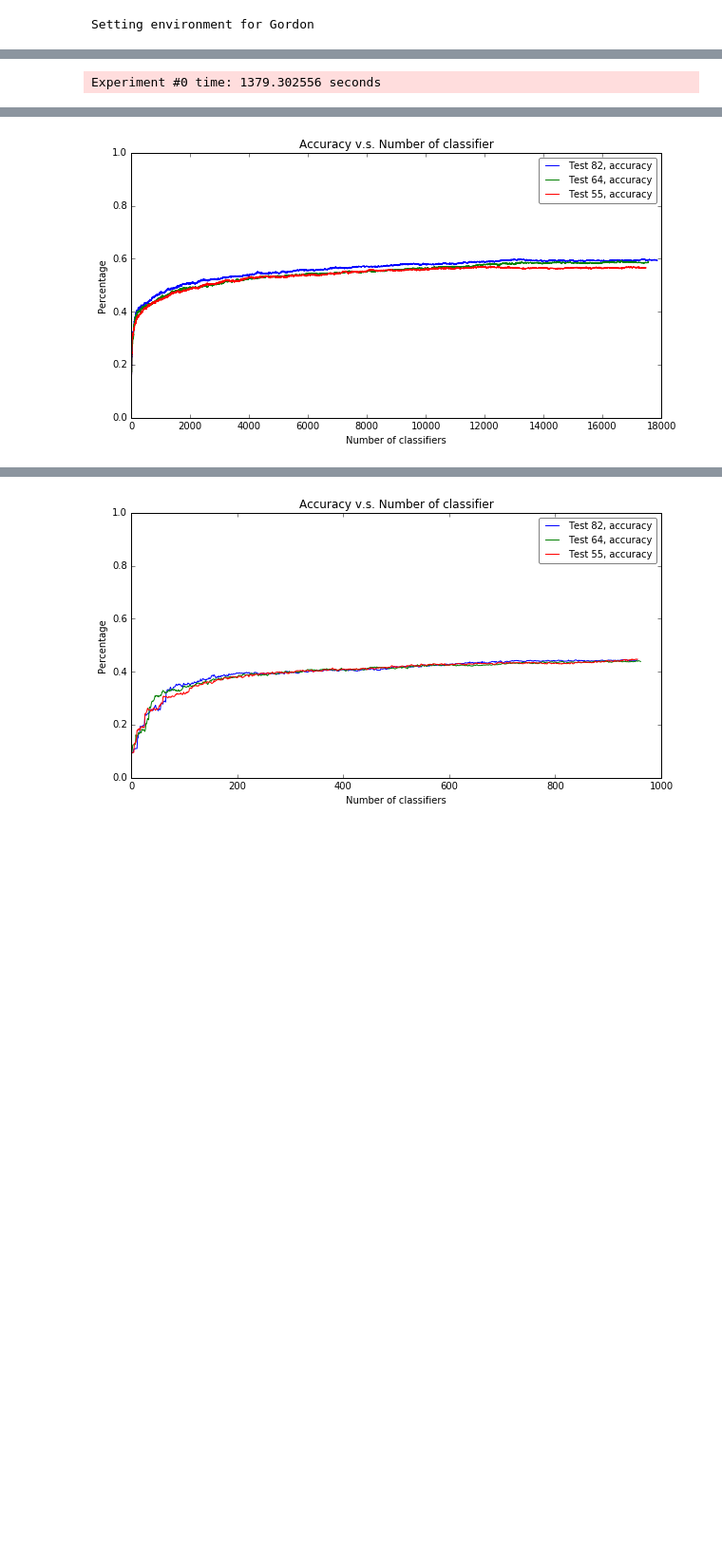
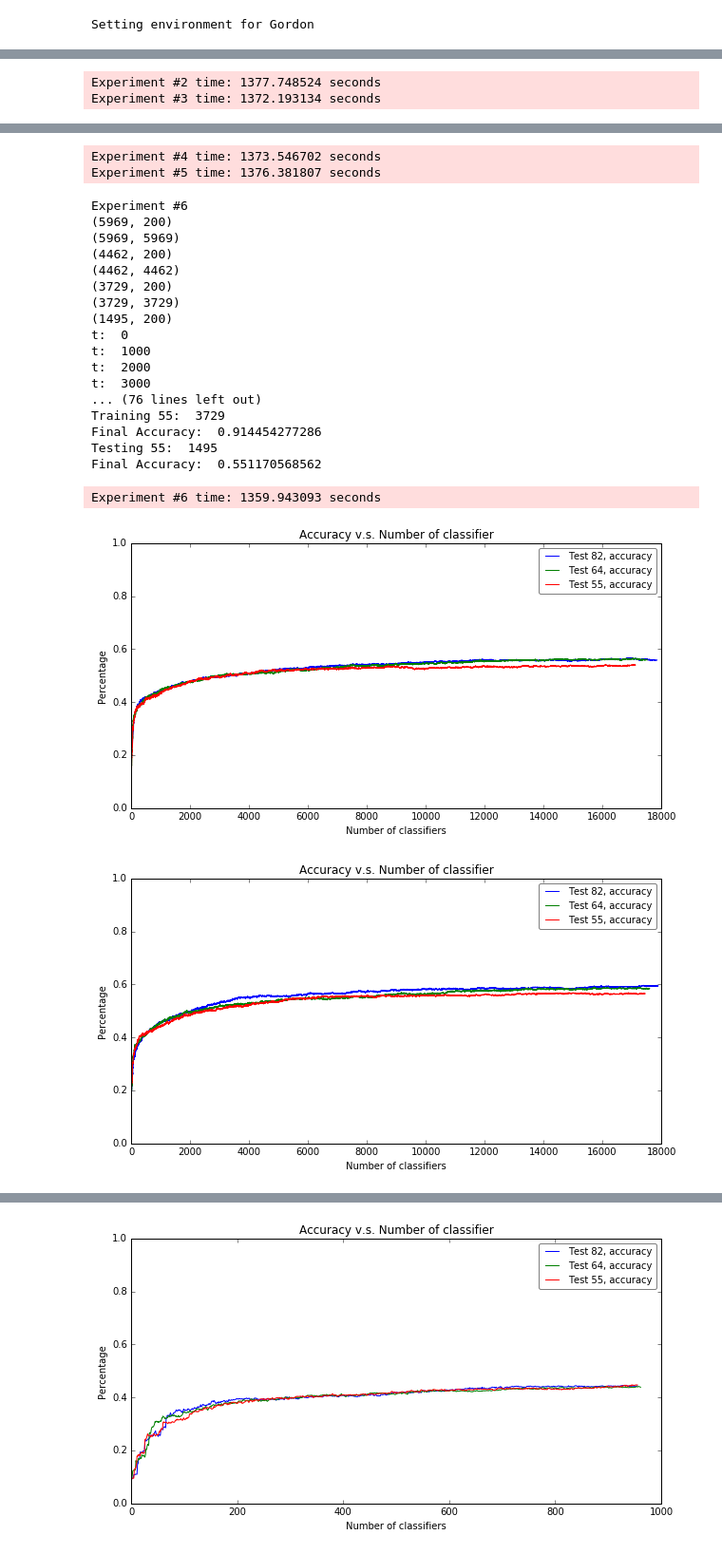
Before and after one commit to crankyboat/2016-brainstem, a Jupyter notebook: SIFT_SPM_adaboost_m2_pseuloss-experiments-sametest.ipynb, the cells around one changed output, grey strips where cells are left out. Shown at 95% size. Drawn from its saved outputs; the diff is of its cells as text; code cells hidden in the pictures; blank space fills up the shorter version.

```diff
--- a/SIFT_SPM_adaboost_m2_pseuloss-experiments-sametest.ipynb
+++ b/SIFT_SPM_adaboost_m2_pseuloss-experiments-sametest.ipynb
@@ -279,7 +279,7 @@ class Adaboost_M2:
 exprmt = 10
 
 # for e in xrange(exprmt):
-for e in [0, 1, 2, 3, 4]:
+for e in [2, 3, 4, 5, 6]:
 
     print '\nExperiment #%d' %e
 
@@ -416,6 +416,27 @@ for e in [0, 1, 2, 3, 4]:
     plt.legend(loc='best', fancybox=True, framealpha=0.5, fontsize=10);
 
     print ''
+    del train_X_82
+    del train_y_82
+    del train_kernel_82
+    del train_fnames_82
+    del train_X_64
+    del train_y_64
+    del train_kernel_64
+    del train_fnames_64
+    del train_X_55
+    del train_y_55
+    del train_kernel_55
+    del train_fnames_55
+    del test_X
+    del test_y
+    del test_fnames
+    del staged_pred_y_82
+    del staged_pred_y_test_82
+    del staged_pred_y_64
+    del staged_pred_y_test_64
+    del staged_pred_y_55
+    del staged_pred_y_test_55
 
     sys.stderr.write('Experiment #%d time: %f seconds\n' % (e, (time.time() - tim))) # ~ 2s / 12k training data
 # %% [output]
@@ -456 +477,2 @@ Final Accuracy:  0.565217391304
-Experiment #0 time: 1379.302556 seconds
+Experiment #2 time: 1377.748524 seconds
+Experiment #3 time: 1372.193134 seconds
@@ -457 +496,22 @@ Experiment #0 time: 1379.302556 seconds
+Experiment #4 time: 1373.546702 seconds
+Experiment #5 time: 1376.381807 seconds
+Experiment #6
+(5969, 200)
+(5969, 5969)
+(4462, 200)
+(4462, 4462)
+(3729, 200)
+(3729, 3729)
+(1495, 200)
+t:  0
+t:  1000
+t:  2000
+t:  3000
+... (76 lines left out)
+Training 55:  3729
+Final Accuracy:  0.914454277286
+Testing 55:  1495
+Final Accuracy:  0.551170568562
+Experiment #6 time: 1359.943093 seconds
-[figure, old version]
+[figure, new version]
+[figure, added]
```
Also changed, not shown: parts of 1 cell of this notebook.
